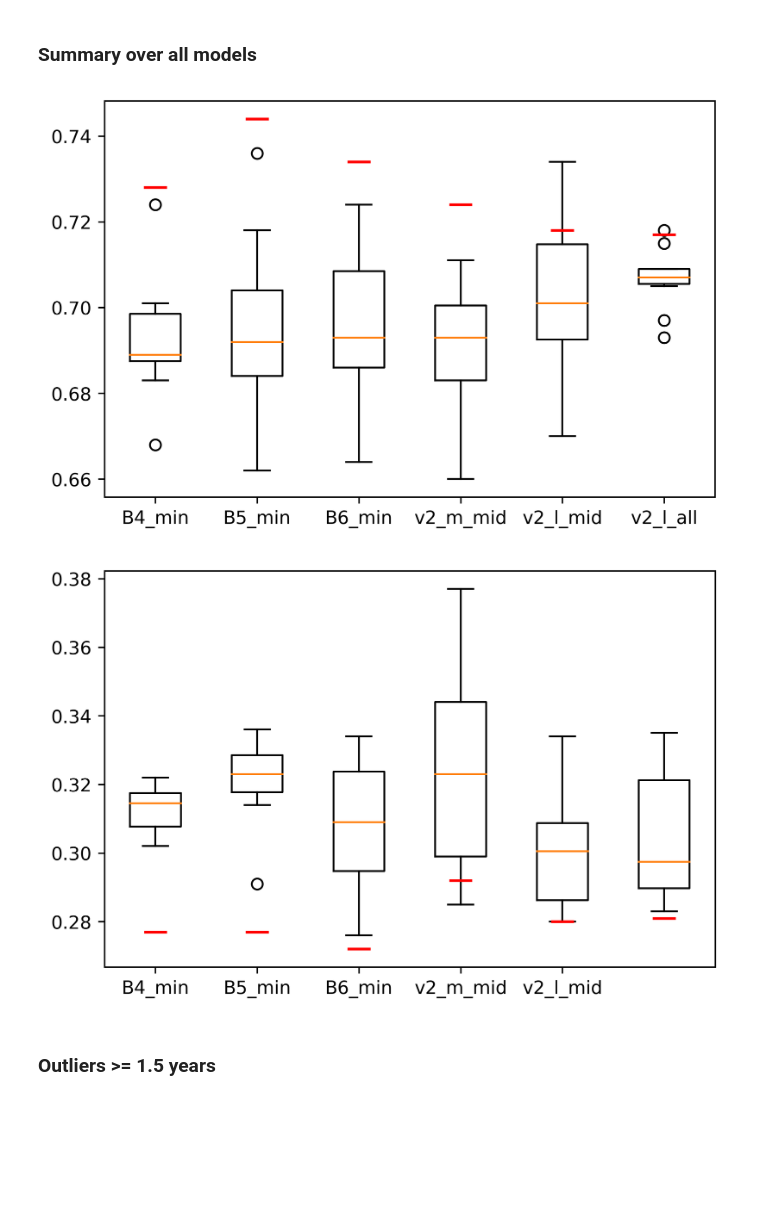
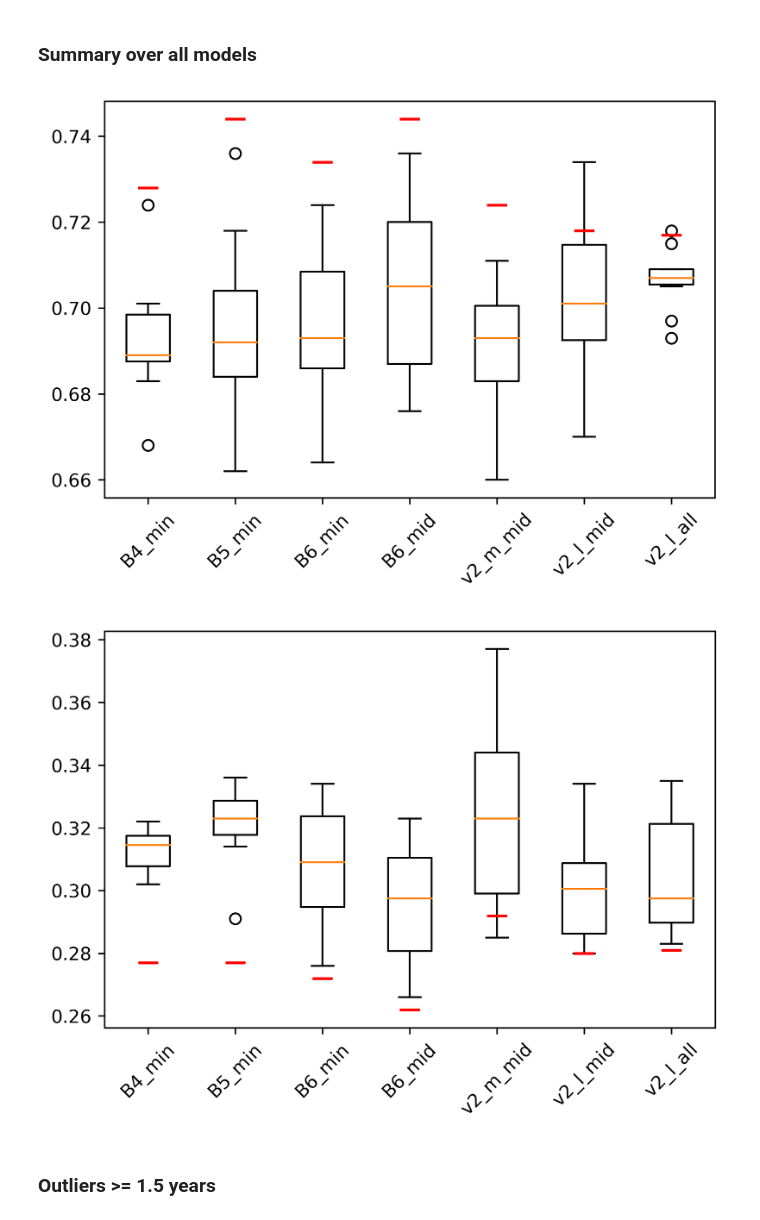
Before and after one commit to emoen/Deep-learning-for-regression-of-cod-otoliths, a Jupyter notebook: results/EFFNetV2_m_middle_mse/EDA test set predictions.ipynb, the cells around one changed output. Saved outputs shown, nothing was run; the diff lists cells and outputs as text; code cells hidden in the pictures; blank space fills up the shorter version.

```diff
--- a/results/EFFNetV2_m_middle_mse/EDA test set predictions.ipynb
+++ b/results/EFFNetV2_m_middle_mse/EDA test set predictions.ipynb
@@ -220,52 +220,59 @@ v2_l_middle_mse = [0.301,0.281,0.299,0.318,0.282,0.305,0.280,0.334,0.300,0.310,]
 v2_l_middle_mean_mse =  0.280
 v2_l_middle_mean_acc = 0.718
 
 v2_l_all_acc = [0.709,0.707,0.705,0.707,0.715,0.693,0.707,0.718,0.697,0.709,]
 v2_l_all_mse = [0.292,0.289,0.289,0.326,0.307,0.327,0.283,0.29997,0.335,0.295,]
 v2_l_all_mean_mse =  0.281
 v2_l_all_mean_acc = 0.717
 
 b4_min_acc = [0.699,0.689,0.687,0.683,0.689,0.701,0.697,0.668,0.689,0.724]
 b4_min_mse = [0.320,0.318,0.306,0.313,0.322,0.314,0.315,0.316,0.306,0.302]
 b4_min_mean_mse = 0.277
 b4_min_mean_acc = 0.728
 
 b5_min_acc = [0.718,0.691,0.693,0.668,0.736,0.707,0.662,0.683,0.695,0.687]
 b5_min_mse = [0.324,0.322,0.325,0.336,0.291,0.314,0.320,0.331,0.3298,0.317]
 b5_min_mean_mse = 0.277
 b5_min_mean_acc = 0.744
 
 b6_min_acc = [0.683,0.685,0.664,0.724,0.707,0.709,0.693,0.693,0.720,0.689]
 b6_min_mse = [0.325,0.329,0.334,0.293,0.312,0.290,0.320,0.306,0.276,0.300,]
 b6_min_mean_mse = 0.272
 b6_min_mean_acc = 0.734
 
+b6_middel_acc = [0.685,0.699,0.676,0.736,0.728,0.720,0.680,0.693,0.720,0.711]
+b6_middel_mse = [0.323,0.301,0.312,0.268,0.294,0.266,0.309,0.311,0.278,0.289]
+b6_middel_mean_mse = 0.262
+b6_middel_mean_acc = 0.744
 
-plt.boxplot([b4_min_acc, b5_min_acc, b6_min_acc, v2_m_middle_acc,v2_l_middle_acc, v2_l_all_acc])
+
+plt.boxplot([b4_min_acc, b5_min_acc, b6_min_acc, b6_middel_acc,v2_m_middle_acc,v2_l_middle_acc, v2_l_all_acc])
 plt.plot([0.9, 1.1], [b4_min_mean_acc,b4_min_mean_acc], 'r')
 plt.plot([1.9, 2.1], [b5_min_mean_acc,b5_min_mean_acc], 'r')
 plt.plot([2.9, 3.1], [b6_min_mean_acc,b6_min_mean_acc], 'r')
-plt.plot([3.9, 4.1], [v2_m_middle_mean_acc,v2_m_middle_mean_acc], 'r')
-plt.plot([4.9, 5.1], [v2_l_middle_mean_acc,v2_l_middle_mean_acc], 'r')
-plt.plot([5.9, 6.1], [v2_l_all_mean_acc,v2_l_all_mean_acc], 'r')
-plt.xticks(range(1,7), ['B4_min', 'B5_min', 'B6_min', 'v2_m_mid', 'v2_l_mid', 'v2_l_all'])
+plt.plot([3.9, 4.1], [b6_middel_mean_acc,b6_middel_mean_acc], 'r')
+plt.plot([4.9, 5.1], [v2_m_middle_mean_acc,v2_m_middle_mean_acc], 'r')
+plt.plot([5.9, 6.1], [v2_l_middle_mean_acc,v2_l_middle_mean_acc], 'r')
+plt.plot([6.9, 7.1], [v2_l_all_mean_acc,v2_l_all_mean_acc], 'r')
+plt.xticks(range(1,8), ['B4_min', 'B5_min', 'B6_min', 'B6_mid', 'v2_m_mid', 'v2_l_mid', 'v2_l_all'], rotation = 45)
 
 plt.show()
 # %% [output]
-[figure, old version]
+[figure, new version]
 # %%
-plt.boxplot([b4_min_mse, b5_min_mse, b6_min_mse, v2_m_middle_mse,v2_l_middle_mse, v2_l_all_mse])
+plt.boxplot([b4_min_mse, b5_min_mse, b6_min_mse, b6_middel_mse, v2_m_middle_mse, v2_l_middle_mse, v2_l_all_mse])
 plt.plot([0.9, 1.1], [b4_min_mean_mse,b4_min_mean_mse], 'r')
 plt.plot([1.9, 2.1], [b5_min_mean_mse,b5_min_mean_mse], 'r')
 plt.plot([2.9, 3.1], [b6_min_mean_mse,b6_min_mean_mse], 'r')
-plt.plot([3.9, 4.1], [v2_m_middle_mean_mse,v2_m_middle_mean_mse], 'r')
-plt.plot([4.9, 5.1], [v2_l_middle_mean_mse,v2_l_middle_mean_mse], 'r')
-plt.plot([5.9, 6.1], [v2_l_all_mean_mse,v2_l_all_mean_mse], 'r')
-plt.xticks(range(1,6), ['B4_min', 'B5_min', 'B6_min', 'v2_m_mid', 'v2_l_mid'])
+plt.plot([3.9, 4.1], [b6_middel_mean_mse,b6_middel_mean_mse], 'r')
+plt.plot([4.9, 5.1], [v2_m_middle_mean_mse,v2_m_middle_mean_mse], 'r')
+plt.plot([5.9, 6.1], [v2_l_middle_mean_mse,v2_l_middle_mean_mse], 'r')
+plt.plot([6.9, 7.1], [v2_l_all_mean_mse,v2_l_all_mean_mse], 'r')
+plt.xticks(range(1,8), ['B4_min', 'B5_min', 'B6_min', 'B6_mid', 'v2_m_mid', 'v2_l_mid', 'v2_l_all'], rotation = 45)
 
 plt.show()
 # %% [output]
-[figure, old version]
+[figure, new version]
 # %% [markdown]
 ### Outliers >= 1.5 years
 # %%
```
Also changed, not shown: 7 other files.
